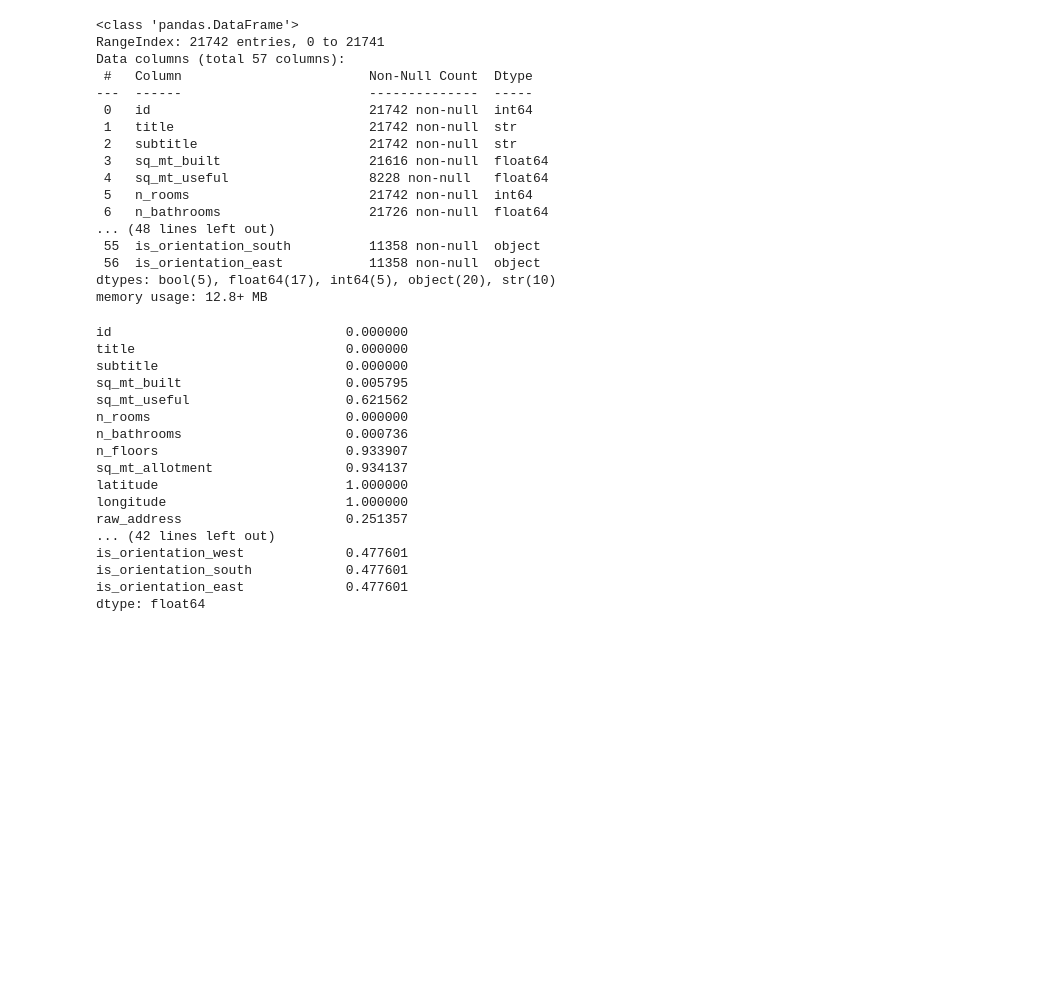
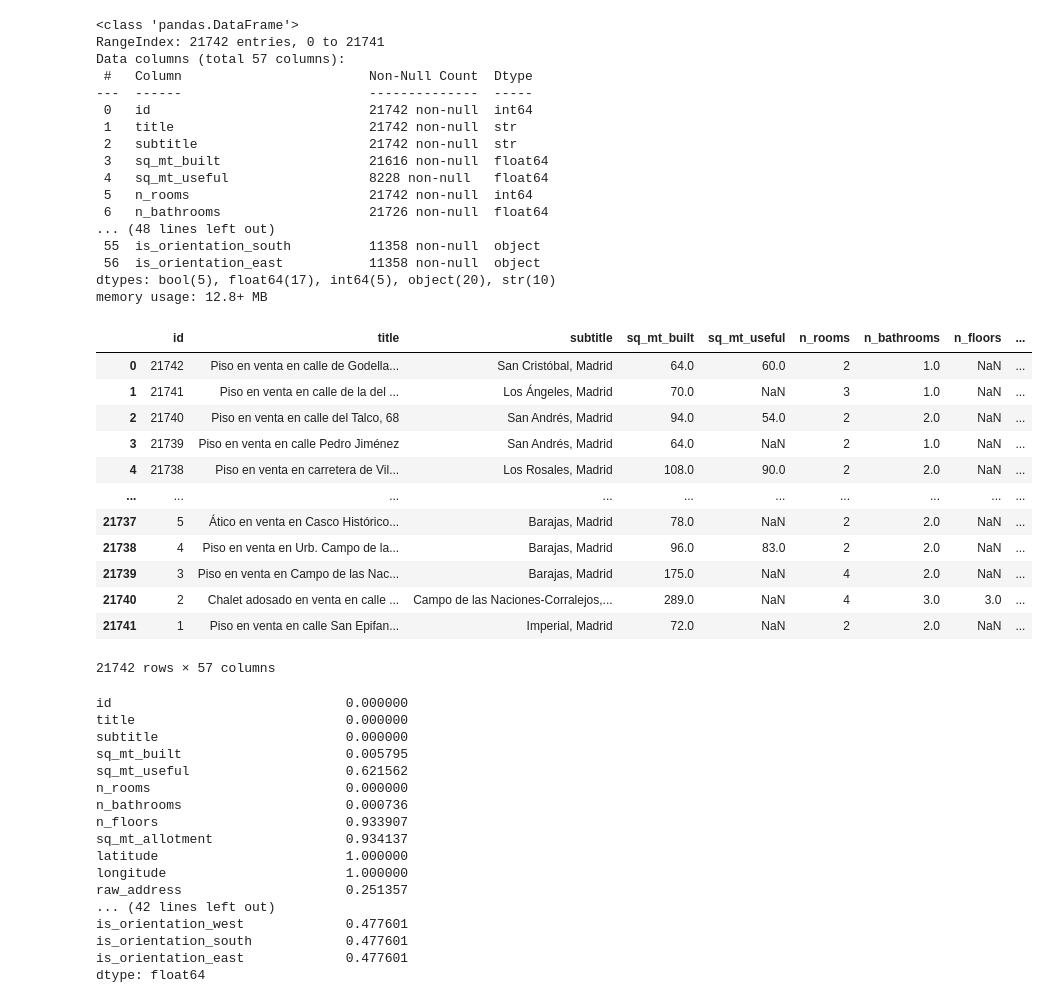
Before and after one commit to julianl11/data_science, a Jupyter notebook: working.ipynb, the cells around one changed output. Drawn from its saved outputs; the diff is of its cells as text; code cells hidden in the pictures; blank space fills up the shorter version.

```diff
--- a/working.ipynb
+++ b/working.ipynb
@@ -151,6 +151,22 @@ Data columns (total 57 columns):
  56  is_orientation_east           11358 non-null  object
 dtypes: bool(5), float64(17), int64(5), object(20), str(10)
 memory usage: 12.8+ MB
+# %%
+df
+# %% [output]
+|  | id | title | subtitle | sq_mt_built | sq_mt_useful | n_rooms | n_bathrooms | n_floors | ... |
+| 0 | 21742 | Piso en venta en calle de Godella... | San Cristóbal, Madrid | 64.0 | 60.0 | 2 | 1.0 | NaN | ... |
+| 1 | 21741 | Piso en venta en calle de la del ... | Los Ángeles, Madrid | 70.0 | NaN | 3 | 1.0 | NaN | ... |
+| 2 | 21740 | Piso en venta en calle del Talco, 68 | San Andrés, Madrid | 94.0 | 54.0 | 2 | 2.0 | NaN | ... |
+| 3 | 21739 | Piso en venta en calle Pedro Jiménez | San Andrés, Madrid | 64.0 | NaN | 2 | 1.0 | NaN | ... |
+| 4 | 21738 | Piso en venta en carretera de Vil... | Los Rosales, Madrid | 108.0 | 90.0 | 2 | 2.0 | NaN | ... |
+| ... | ... | ... | ... | ... | ... | ... | ... | ... | ... |
+| 21737 | 5 | Ático en venta en Casco Histórico... | Barajas, Madrid | 78.0 | NaN | 2 | 2.0 | NaN | ... |
+| 21738 | 4 | Piso en venta en Urb. Campo de la... | Barajas, Madrid | 96.0 | 83.0 | 2 | 2.0 | NaN | ... |
+| 21739 | 3 | Piso en venta en Campo de las Nac... | Barajas, Madrid | 175.0 | NaN | 4 | 2.0 | NaN | ... |
+| 21740 | 2 | Chalet adosado en venta en calle ... | Campo de las Naciones-Corralejos,... | 289.0 | NaN | 4 | 3.0 | 3.0 | ... |
+| 21741 | 1 | Piso en venta en calle San Epifan... | Imperial, Madrid | 72.0 | NaN | 2 | 2.0 | NaN | ... |
+21742 rows × 57 columns
 # %%
 N = len(df)
 df.isnull().sum()/N
```
Also changed, not shown: parts of 11 cells of this notebook, 1 other file.
